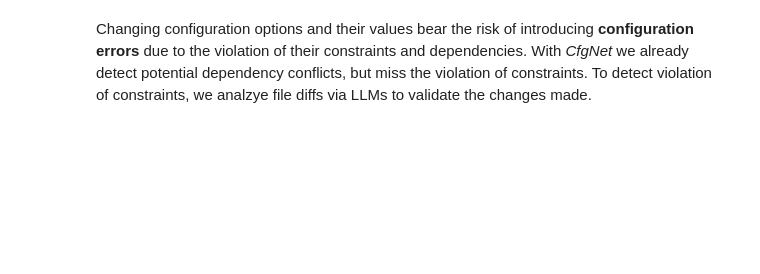
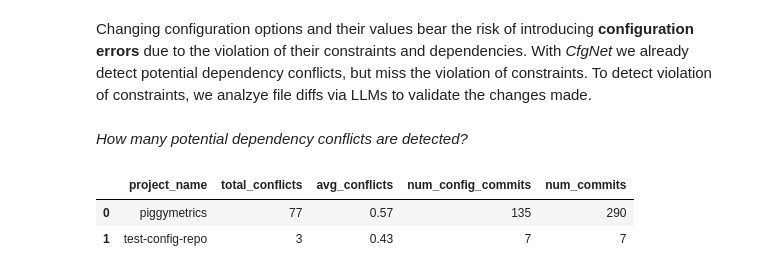
Before and after one commit to simisimon/config-space, a Jupyter notebook: notebooks/misconfiguration.ipynb, the cells around one changed output. Saved outputs shown, nothing was run; the diff lists cells and outputs as text; code cells hidden in the pictures; blank space fills up the shorter version.

```diff
--- a/notebooks/misconfiguration.ipynb
+++ b/notebooks/misconfiguration.ipynb
@@ -2,0 +12,35 @@ Changing configuration options and their values bear the risk of introducing **c
+# %% [markdown]
+*How many potential dependency conflicts are detected?*
+# %%
+def get_conflicts(data: Dict) -> pd.DataFrame:
+
+    config_commits = [commit for commit in data["commit_data"] if commit["is_config_related"]]
+    total_conflicts = sum(len(commit["conflicts"]) for commit in config_commits)
+    avg_conflicts = round(total_conflicts / len(config_commits) if config_commits else 0, 2)
+
+    # Create a DataFrame to store the results
+    df = pd.DataFrame({
+        "project_name": [data["project_name"]],
+        "total_conflicts": [total_conflicts],
+        "avg_conflicts": [avg_conflicts],
+        "num_config_commits": [len(config_commits)],
+        "num_commits": [len(data["commit_data"])]
+    })
+
+    return df
+
+project_files = glob.glob("../data/microservice_projects/*.json")[:10]
+
+df_list = []
+for project_file in project_files:
+    with open(project_file, "r") as f:
+        data = json.load(f)
+
+        df_list.append(get_conflicts(data))
+
+df_all = pd.concat(df_list, ignore_index=True)
+df_all
+# %% [output]
+|  | project_name | total_conflicts | avg_conflicts | num_config_commits | num_commits |
+| 0 | piggymetrics | 77 | 0.57 | 135 | 290 |
+| 1 | test-config-repo | 3 | 0.43 | 7 | 7 |
```
Also changed, not shown: parts of 7 cells of this notebook, 4 other files.
